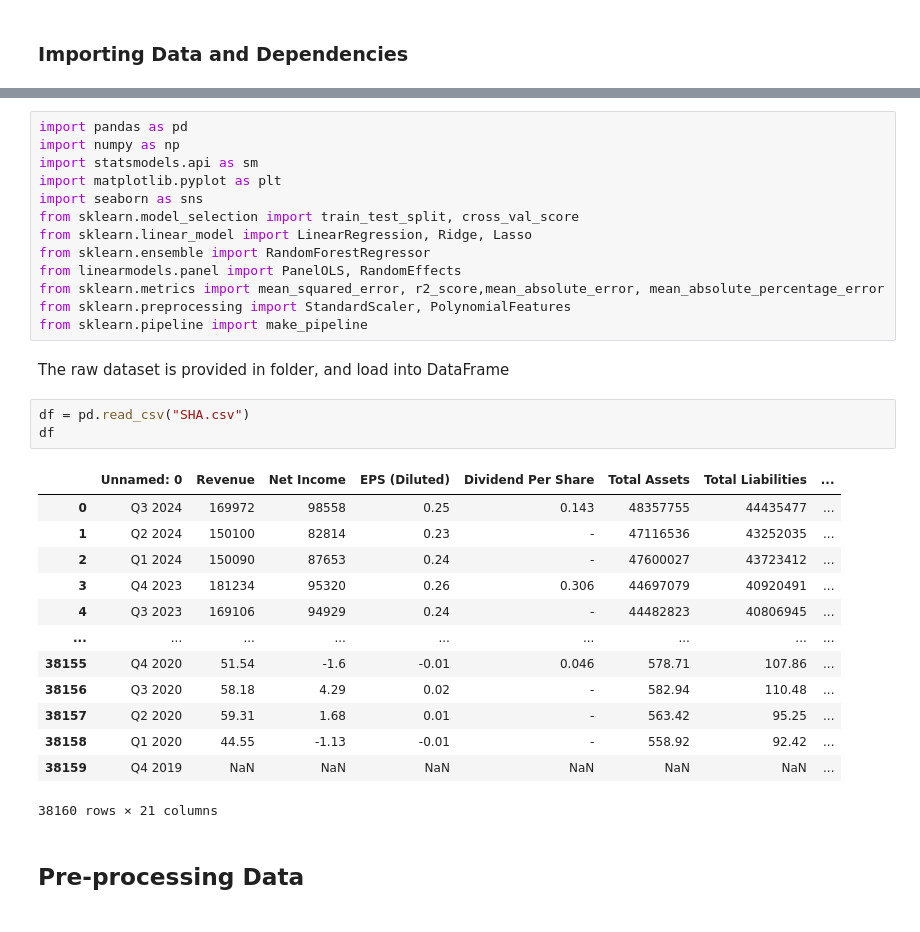
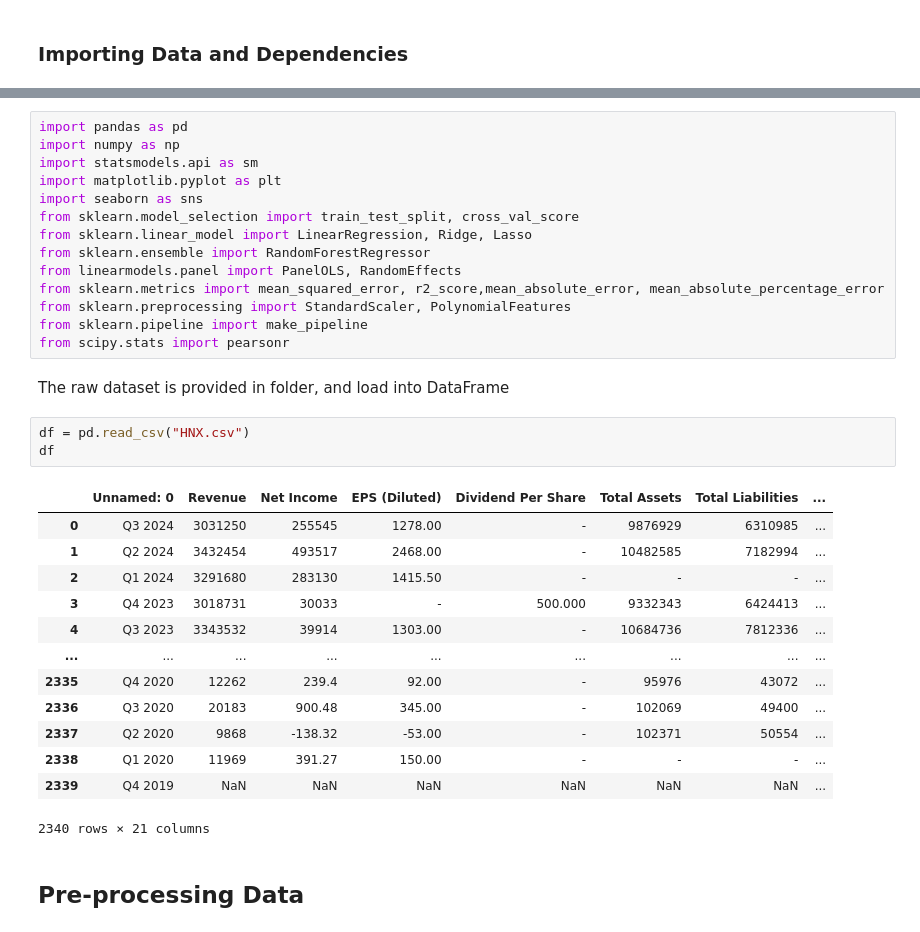
Before and after one commit to doupeter17/StockBuddy, a Jupyter notebook: data_analysis.ipynb, the cells around one changed output, grey strips where cells are left out. Cells and saved outputs as stored; diff of their text form.

```diff
--- a/data_analysis.ipynb
+++ b/data_analysis.ipynb
@@ -38,25 +21,26 @@ from linearmodels.panel import PanelOLS, RandomEffects
 from sklearn.metrics import mean_squared_error, r2_score,mean_absolute_error, mean_absolute_percentage_error
 from sklearn.preprocessing import StandardScaler, PolynomialFeatures
 from sklearn.pipeline import make_pipeline
+from scipy.stats import pearsonr
 # %% [markdown]
 The raw dataset is provided in folder, and load into DataFrame
 # %%
-df = pd.read_csv("SHA.csv")
+df = pd.read_csv("HNX.csv")
 df
 # %% [output]
 |  | Unnamed: 0 | Revenue | Net Income | EPS (Diluted) | Dividend Per Share | Total Assets | Total Liabilities | ... |
-| 0 | Q3 2024 | 169972 | 98558 | 0.25 | 0.143 | 48357755 | 44435477 | ... |
-| 1 | Q2 2024 | 150100 | 82814 | 0.23 | - | 47116536 | 43252035 | ... |
-| 2 | Q1 2024 | 150090 | 87653 | 0.24 | - | 47600027 | 43723412 | ... |
-| 3 | Q4 2023 | 181234 | 95320 | 0.26 | 0.306 | 44697079 | 40920491 | ... |
-| 4 | Q3 2023 | 169106 | 94929 | 0.24 | - | 44482823 | 40806945 | ... |
+| 0 | Q3 2024 | 3031250 | 255545 | 1278.00 | - | 9876929 | 6310985 | ... |
+| 1 | Q2 2024 | 3432454 | 493517 | 2468.00 | - | 10482585 | 7182994 | ... |
+| 2 | Q1 2024 | 3291680 | 283130 | 1415.50 | - | - | - | ... |
+| 3 | Q4 2023 | 3018731 | 30033 | - | 500.000 | 9332343 | 6424413 | ... |
+| 4 | Q3 2023 | 3343532 | 39914 | 1303.00 | - | 10684736 | 7812336 | ... |
 | ... | ... | ... | ... | ... | ... | ... | ... | ... |
-| 38155 | Q4 2020 | 51.54 | -1.6 | -0.01 | 0.046 | 578.71 | 107.86 | ... |
-| 38156 | Q3 2020 | 58.18 | 4.29 | 0.02 | - | 582.94 | 110.48 | ... |
-| 38157 | Q2 2020 | 59.31 | 1.68 | 0.01 | - | 563.42 | 95.25 | ... |
-| 38158 | Q1 2020 | 44.55 | -1.13 | -0.01 | - | 558.92 | 92.42 | ... |
-| 38159 | Q4 2019 | NaN | NaN | NaN | NaN | NaN | NaN | ... |
+| 2335 | Q4 2020 | 12262 | 239.4 | 92.00 | - | 95976 | 43072 | ... |
+| 2336 | Q3 2020 | 20183 | 900.48 | 345.00 | - | 102069 | 49400 | ... |
+| 2337 | Q2 2020 | 9868 | -138.32 | -53.00 | - | 102371 | 50554 | ... |
+| 2338 | Q1 2020 | 11969 | 391.27 | 150.00 | - | - | - | ... |
+| 2339 | Q4 2019 | NaN | NaN | NaN | NaN | NaN | NaN | ... |
-38160 rows × 21 columns
+2340 rows × 21 columns
 # %% [markdown]
 ## Pre-processing Data
 # %% [markdown]
```
Also changed, not shown: parts of 27 cells of this notebook.
